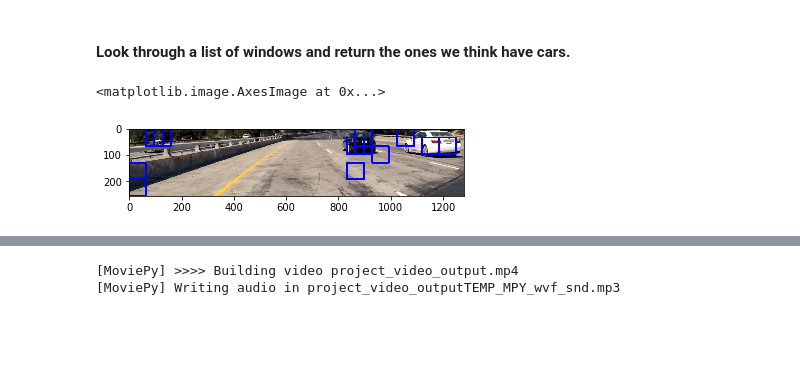
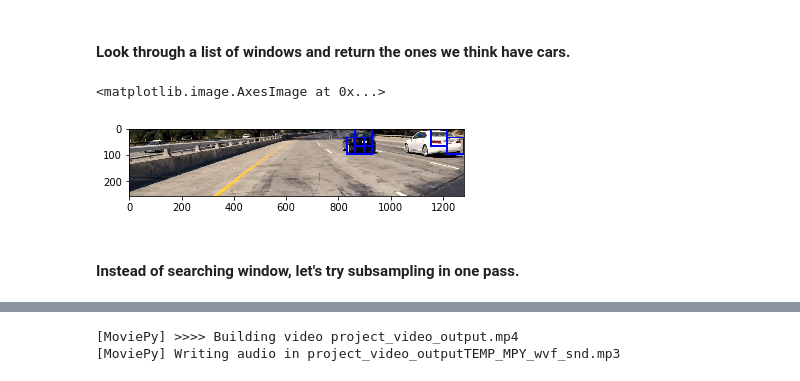
Before and after one commit to kevinwestern/CarND-Vehicle-Detection, a Jupyter notebook: project.ipynb, the cells around one changed output, grey strips where cells are left out. Saved outputs shown, nothing was run; the diff lists cells and outputs as text; code cells hidden in the pictures; blank space fills up the shorter version.

Commit message:
Working on using one pass subsampling.

```diff
--- a/project.ipynb
+++ b/project.ipynb
@@ -132,8 +129,9 @@ from sklearn.preprocessing import StandardScaler
 # [[1,2],
 #  [3,4]]
 X = np.vstack((car_features, non_car_features)).astype(np.float64)
-X_scaler = StandardScaler().fit(X)
-scaled_X = X_scaler.transform(X)
+# Don't scale since we're not combining features
+#X_scaler = StandardScaler().fit(X)
+#scaled_X = X_scaler.transform(X)
 
 # Create labels
 # np.hstack([1,2],[3,4]) ->
@@ -145,7 +143,7 @@ y = np.hstack((np.ones(len(car_features)), np.zeros(len(non_car_features))))
 from sklearn.model_selection import train_test_split
 
 X_train, X_test, y_train, y_test = train_test_split(
-    scaled_X, y, test_size=0.2, shuffle=True)
+    X, y, test_size=0.2, shuffle=True)
 # %% [markdown]
 #### Now build a model since we have training and test data.
 # %%
@@ -292,7 +290,7 @@ for i in range(len(all_windows)):
 def single_img_features(img, color_space='RGB', spatial_size=(32, 32),
                         hist_bins=32, orient=9,
                         pix_per_cell=8, cell_per_block=2, hog_channel=0,
-                        spatial_feat=True, hist_feat=True, hog_feat=True):
+                        spatial_feat=False, hist_feat=False, hog_feat=True):
     #1) Define an empty list to receive features
     img_features = []
     #2) Apply color conversion if other than 'RGB'
@@ -360,7 +358,7 @@ def search_windows(img, windows, clf, scaler, color_space='RGB',
                             hog_channel=hog_channel, spatial_feat=spatial_feat,
                             hist_feat=hist_feat, hog_feat=hog_feat)
         #5) Scale extracted features to be fed to classifier
-        test_features = scaler.transform(np.array(features).reshape(1, -1))
+        test_features = np.array(features).reshape(1, -1)
         #6) Predict using your classifier
         prediction = clf.predict(test_features)
         #7) If positive (prediction == 1) then save the window
@@ -371,10 +369,12 @@ def search_windows(img, windows, clf, scaler, color_space='RGB',
 # %%
 img = cv2.imread('./test_images/test1.jpg')
 img = cv2.cvtColor(img, cv2.COLOR_BGR2RGB)
 img = img[400:656,:,:]
 windows = slide_window(img)
-matches = search_windows(img, windows, svc, X_scaler, spatial_feat=False, hist_feat=False)
+matches = search_windows(img, windows, svc, X_scaler, color_space='YUV', hog_channel='ALL', spatial_feat=False, hist_feat=False)
 plt.imshow(draw_boxes(img, matches))
 # %% [output]
 <matplotlib.image.AxesImage at 0x...>
-[figure, old version]
+[figure, new version]
+# %% [markdown]
+#### Instead of searching window, let's try subsampling in one pass.
```
Also changed, not shown: parts of 8 cells of this notebook.
